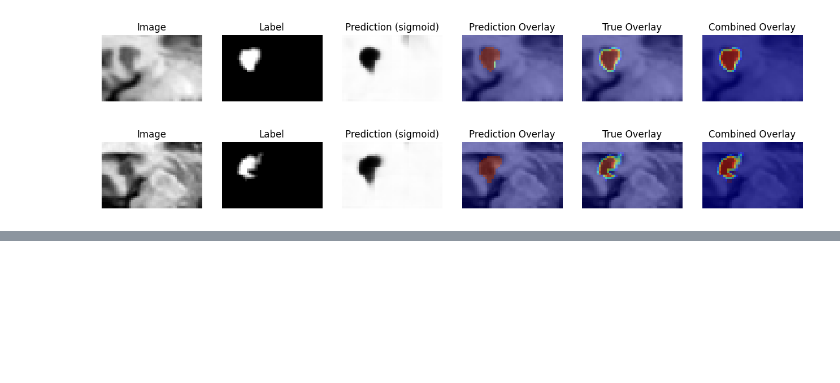
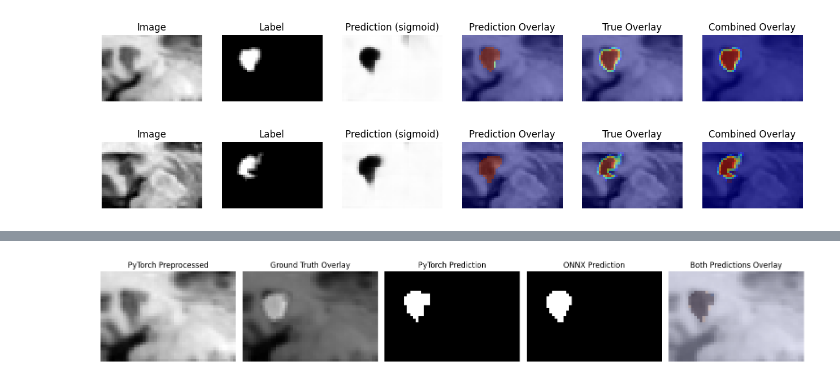
Before and after one commit to markzuckerburg600-glitch/Fun-Hippocampus-Segmentation-, a Jupyter notebook: organ.ipynb, the cells around one changed output, grey strips where cells are left out. Cells and saved outputs as stored; diff of their text form; code cells hidden in the pictures; blank space fills up the shorter version.

Commit message:
Added onnx

```diff
--- a/organ.ipynb
+++ b/organ.ipynb
@@ -346,0 +432,91 @@ for i in range(10):
+# %%
+def predict(idx):
+    test_image_path = test_imgs[idx]  # Get raw image path
+    print(f"Testing with raw image: {test_image_path}")
+
+    # Test ONNX inference
+    ort_session = ort.InferenceSession("hippocampus_segmentation.onnx")
+
+    onnx_transforms = Compose([
+        LoadImage(image_only=True),
+        EnsureChannelFirst(),
+        ScaleIntensity(),
+        Orientation(axcodes='RAS'),
+        Spacing(pixdim=(1.0, 1.0, 1.0), mode='bilinear'),
+        Resize(spatial_size=(32, 48, 32)),  # Match model input size
+        EnsureType(data_type = "tensor"),
+    ])
+
+    # Preprocess the raw image for ONNX
+    preprocessed_image = onnx_transforms(test_image_path)
+    print(f"Preprocessed image shape: {preprocessed_image.shape}")
+
+    # For comparison, load the same image with test transforms
+    test_sample = test_transforms({"image": test_image_path, "label": test_labels[idx]})
+    pytorch_image = test_sample["image"]
+    pytorch_label = test_sample["label"]
+
+    # PyTorch inference with sliding window
+    with torch.inference_mode():
+        torch_pred = sliding_window_inference(pytorch_image.unsqueeze(0), (16, 16, 16), 1, model, overlap=0.25)
+        torch_pred_sigmoid = torch.sigmoid(torch_pred)
+        torch_pred_class = torch.argmax(torch_pred_sigmoid, dim=1, keepdim=True)
+
+    # ONNX inference
+    input_name = ort_session.get_inputs()[0].name
+    output_name = ort_session.get_outputs()[0].name
+
+    # Convert to numpy and run inference
+    onnx_input = preprocessed_image.unsqueeze(0).numpy()
+    onnx_output = ort_session.run([output_name], {input_name: onnx_input})[0]
+
+    # Convert back to torch tensor and apply post-processing
+    onnx_pred = torch.from_numpy(onnx_output)
+    onnx_pred_sigmoid = torch.sigmoid(onnx_pred)
+    onnx_pred_class = torch.argmax(onnx_pred_sigmoid, dim=1, keepdim=True)
+
+    # Compare results
+    depth = 20
+    fig, axes = plt.subplots(1, 5, figsize=(16, 12))
+
+    axes[0].imshow(pytorch_image[0, :, :, depth], cmap="gray")
+    axes[0].set_title("PyTorch Preprocessed")
+    axes[0].axis("off")
+
+    axes[1].imshow(pytorch_image[0, :, :, depth], cmap="gray")
+    axes[1].imshow(pytorch_label[0, :, :, depth], cmap="gray", alpha = 0.5)
+    axes[1].set_title("Ground Truth Overlay")
+    axes[1].axis("off")
+
+    axes[2].imshow(torch_pred_class[0, 0, :, :, depth].cpu(), cmap="gray")
+    axes[2].set_title("PyTorch Prediction")
+    axes[2].axis("off")
+
+    axes[3].imshow(onnx_pred_class[0, 0, :, :, depth].cpu(), cmap="gray")
+    axes[3].set_title("ONNX Prediction")
+    axes[3].axis("off")
+
+    axes[4].imshow(onnx_pred_class[0, 0, :, :, depth].cpu(), cmap="jet", alpha=0.5)
+    axes[4].imshow(torch_pred_class[0, 0, :, :, depth].cpu(), cmap = "Blues", alpha = 0.5)
+    axes[4].imshow(pytorch_image[0, :, :, depth], cmap="gray", alpha=0.5)
+    axes[4].set_title("Both Predictions Overlay")
+    axes[4].axis("off")
+
+    plt.tight_layout()
+    plt.show()
+
+    # Calculate dice scores to verify they match
+    dice_metric.reset()
+    dice_metric(y_pred=torch_pred_class, y=pytorch_label.unsqueeze(0))
+    torch_dice = dice_metric.aggregate().item()
+
+    dice_metric.reset()
+    dice_metric(y_pred=onnx_pred_class, y=pytorch_label.unsqueeze(0))
+    onnx_dice = dice_metric.aggregate().item()
+
+    print(f"PyTorch Dice Score: {torch_dice:.4f}")
+    print(f"ONNX Dice Score: {onnx_dice:.4f}")
+    print(f"Difference: {abs(torch_dice - onnx_dice):.4f}")
+
+predict(38)
+# %% [output]
@@ -346,0 +525 @@ for i in range(10):
+[figure, added]
```
Also changed, not shown: parts of 3 cells of this notebook, 1 other file.
